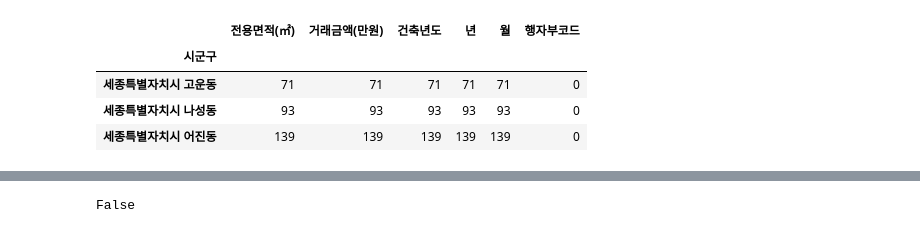
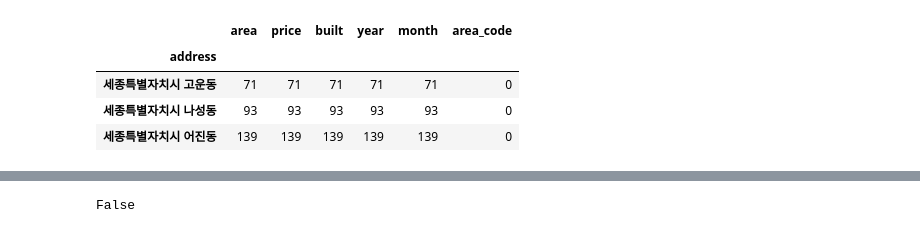
Before and after one commit to greymistcube/ds_pop_estate_analysis, a Jupyter notebook: 02_real_estate_file_scrub.ipynb, the cells around one changed output, grey strips where cells are left out. Cells and saved outputs as stored; diff of their text form; code cells hidden in the pictures.

```diff
--- a/02_real_estate_file_scrub.ipynb
+++ b/02_real_estate_file_scrub.ipynb
@@ -95,7 +114,0 @@ df_address_code[u'행정구역명'] = df_address_code[u'행정구역명'].apply(
-# %%
-# creating a series to map address strings to numeric codes
-sr_address_code = pd.Series(data=df_address_code.set_index(u'행정구역명')[u'행자부코드'], copy=True)
-
-# remove the first occurring duplicates
-# here we assume the later occurring duplicates correspond to the updated address codes (I'm not 100% sure)
-sr_address_code = sr_address_code[~sr_address_code.index.duplicated(keep='first')]
@@ -112,0 +115,2 @@ Name: 행자부코드, dtype: int64
+# %%
+df_address_code['area_code'] = df_address_code['행자부코드'] // 100000
@@ -113,6 +124,9 @@ Name: 행자부코드, dtype: int64
+# %%
+df_address_to_code = df_address_code[['address', 'area_code']] \
+    .drop_duplicates(subset='address', keep='first').set_index('address')
 # %%
-# now create a column named address code
-df_estate[u'행자부코드'] = df_estate[u'시군구'].map(sr_address_code)
+# now create a column named area code
+df_estate['area_code'] = df_estate.address.map(df_address_to_code.area_code)
 # %%
 # we see below address codes are given float values instead of integer values
 # this probably means there are some addresses that did not get mapped properly
@@ -128,10 +142,10 @@ df_estate.tail()
 # %%
 # we check to see which addresses are not taken care of properly
 # fortunately, there are only three
-df_estate[df_estate[u'행자부코드'].isnull()].groupby(u'시군구').count()
+df_estate[df_estate.area_code.isnull()].groupby('address').count()
 # %% [output]
-|  | 전용면적(㎡) | 거래금액(만원) | 건축년도 | 년 | 월 | 행자부코드 |
-| 시군구 |  |  |  |  |  |  |
+|  | area | price | built | year | month | area_code |
+| address |  |  |  |  |  |  |
 | 세종특별자치시 고운동 | 71 | 71 | 71 | 71 | 71 | 0 |
 | 세종특별자치시 나성동 | 93 | 93 | 93 | 93 | 93 | 0 |
 | 세종특별자치시 어진동 | 139 | 139 | 139 | 139 | 139 | 0 |
```
Also changed, not shown: parts of 29 cells of this notebook, 2 other files.
